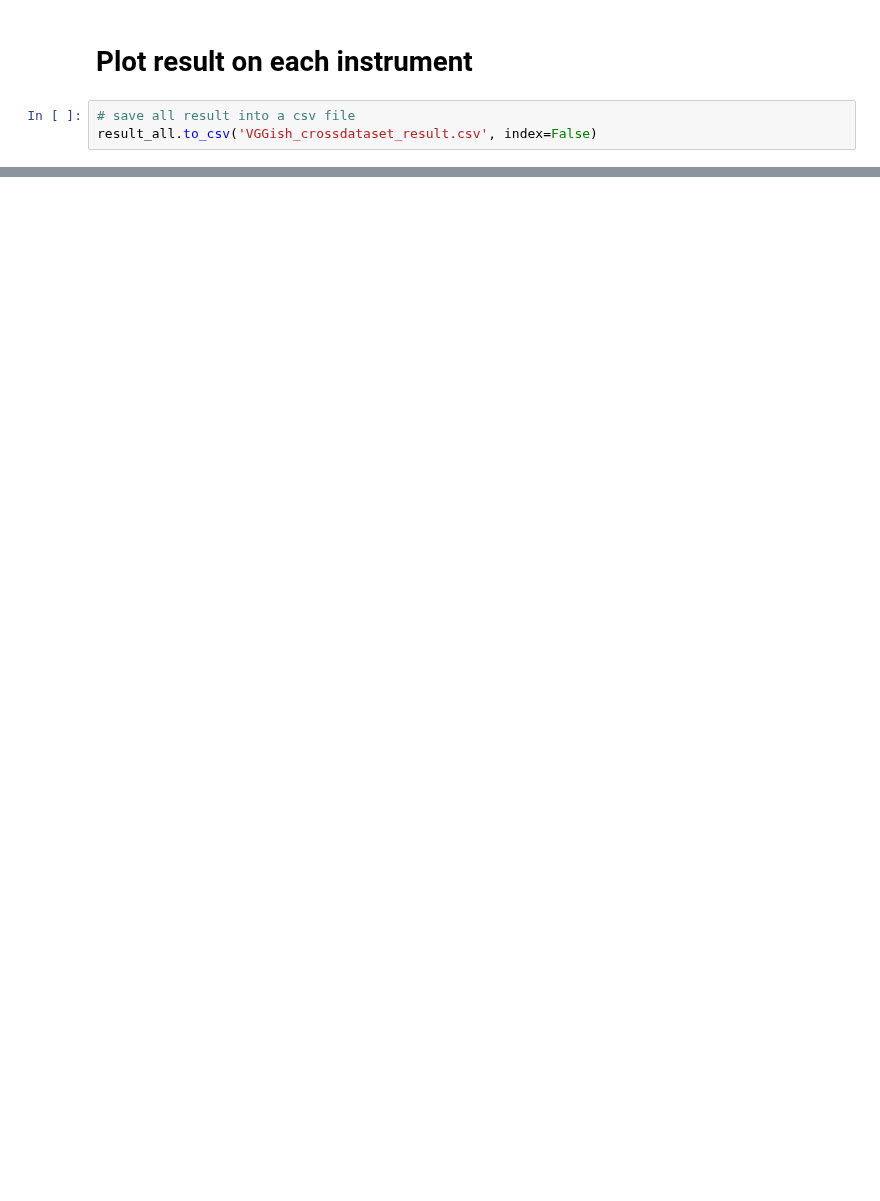
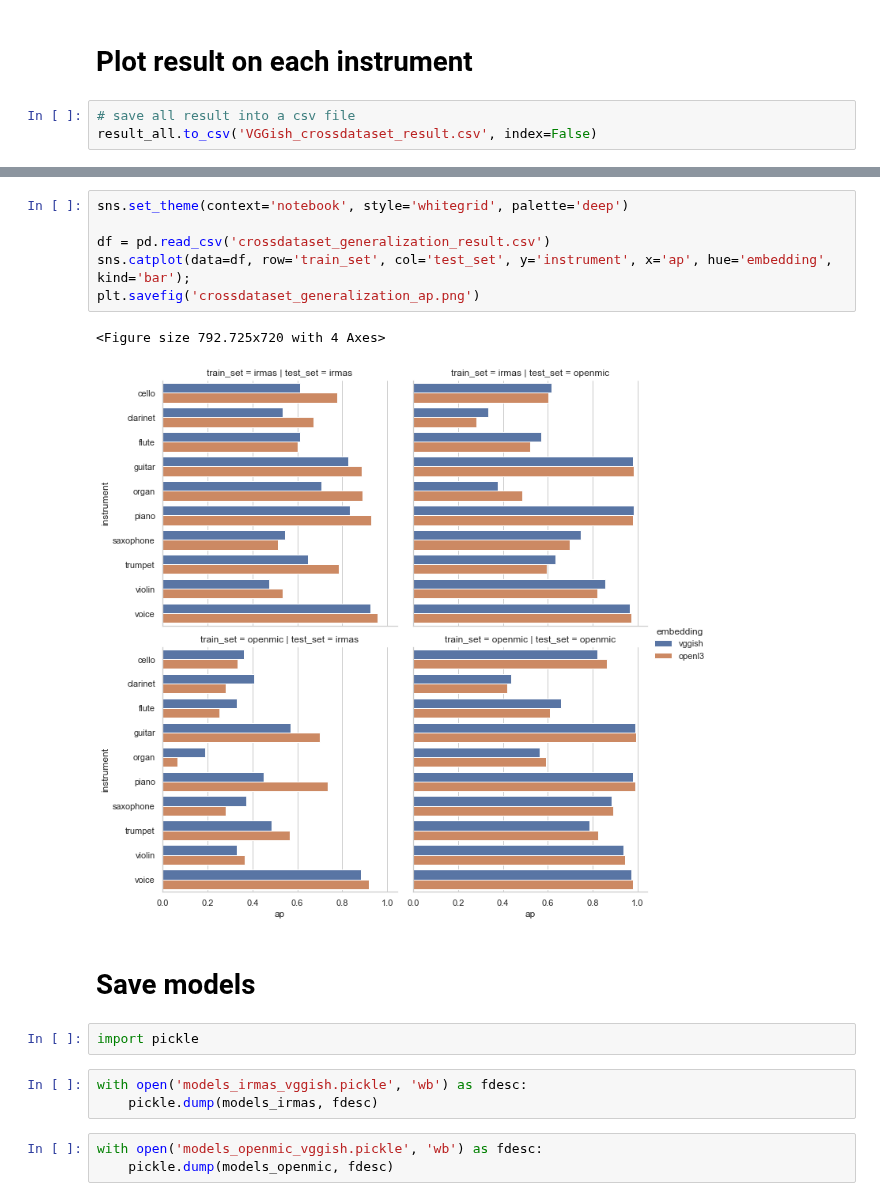
Before and after one commit to changhongw/audio-embedding-bias, a Jupyter notebook: Vggish_crossdataset_generalization.ipynb, the cells around one changed output, grey strips where cells are left out. Saved outputs shown, nothing was run; the diff lists cells and outputs as text; blank space fills up the shorter version.

```diff
--- a/Vggish_crossdataset_generalization.ipynb
+++ b/Vggish_crossdataset_generalization.ipynb
@@ -621,0 +674,19 @@ plt.savefig('crossdataset_generalization_accuracy.png')
+# %%
+sns.set_theme(context='notebook', style='whitegrid', palette='deep')
+
+df = pd.read_csv('crossdataset_generalization_result.csv')
+sns.catplot(data=df, row='train_set', col='test_set', y='instrument', x='ap', hue='embedding', kind='bar');
+plt.savefig('crossdataset_generalization_ap.png')
+# %% [output]
+<Figure size 792.725x720 with 4 Axes>
+[figure, added]
+# %% [markdown]
+# Save models
+# %%
+import pickle
+# %%
+with open('models_irmas_vggish.pickle', 'wb') as fdesc:
+    pickle.dump(models_irmas, fdesc)
+# %%
+with open('models_openmic_vggish.pickle', 'wb') as fdesc:
+    pickle.dump(models_openmic, fdesc)
```
Also changed, not shown: parts of 19 cells of this notebook, 12 other files.
